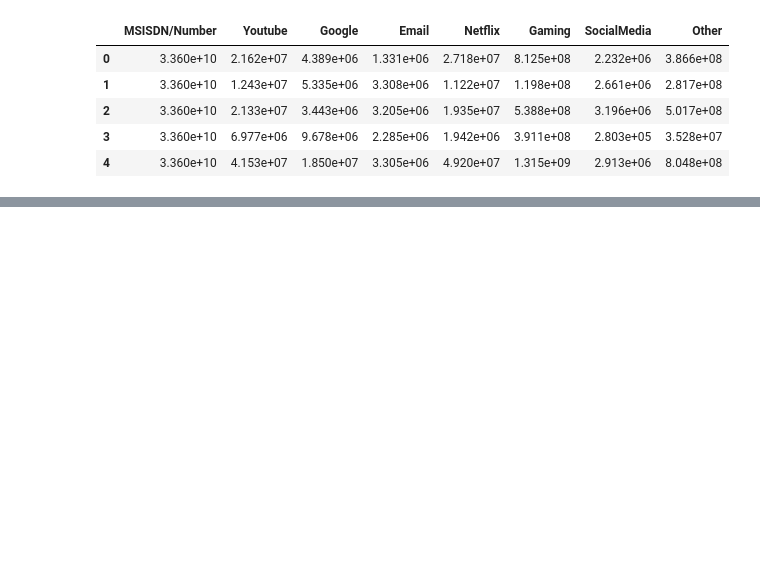
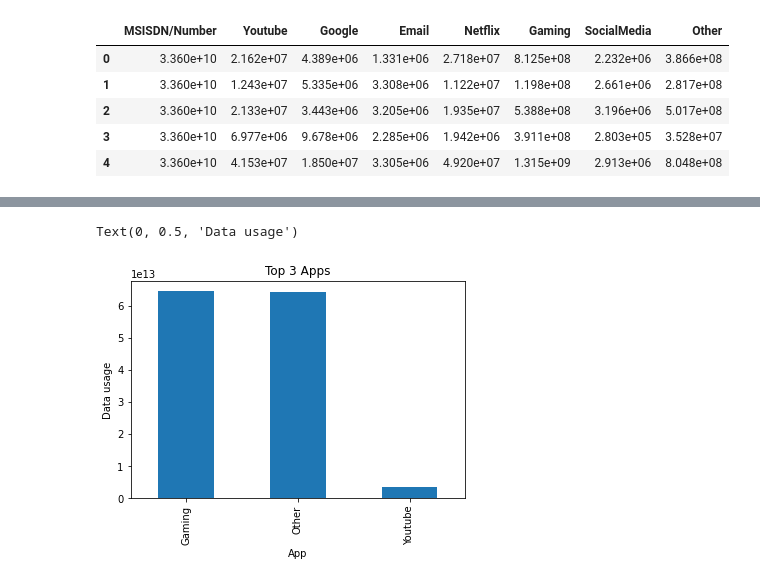
Before and after one commit to bereketkibru/User_Analytics_in_telecom, a Jupyter notebook: notebooks/User Engagement analysis.ipynb, the cells around one changed output, grey strips where cells are left out. Saved outputs shown, nothing was run; the diff lists cells and outputs as text; code cells hidden in the pictures; blank space fills up the shorter version.

```diff
--- a/notebooks/User Engagement analysis.ipynb
+++ b/notebooks/User Engagement analysis.ipynb
@@ -396,0 +516,10 @@ app_df.head()
+# %%
+cols = ['Youtube',
+        'Google',
+        'Email',
+        'Netflix',
+        'Gaming',
+        'Other',
+        'SocialMedia']
+app_data=app_df[cols]
+app_data.head()
@@ -396,0 +533,8 @@ app_df.head()
+# %%
+app_data.sum().nlargest(3).plot(kind='bar')
+plt.title('Top 3 Apps')
+plt.xlabel('App')
+plt.ylabel('Data usage')
+# %% [output]
+Text(0, 0.5, 'Data usage')
+[figure, added]
```
Also changed, not shown: parts of 25 cells of this notebook.
